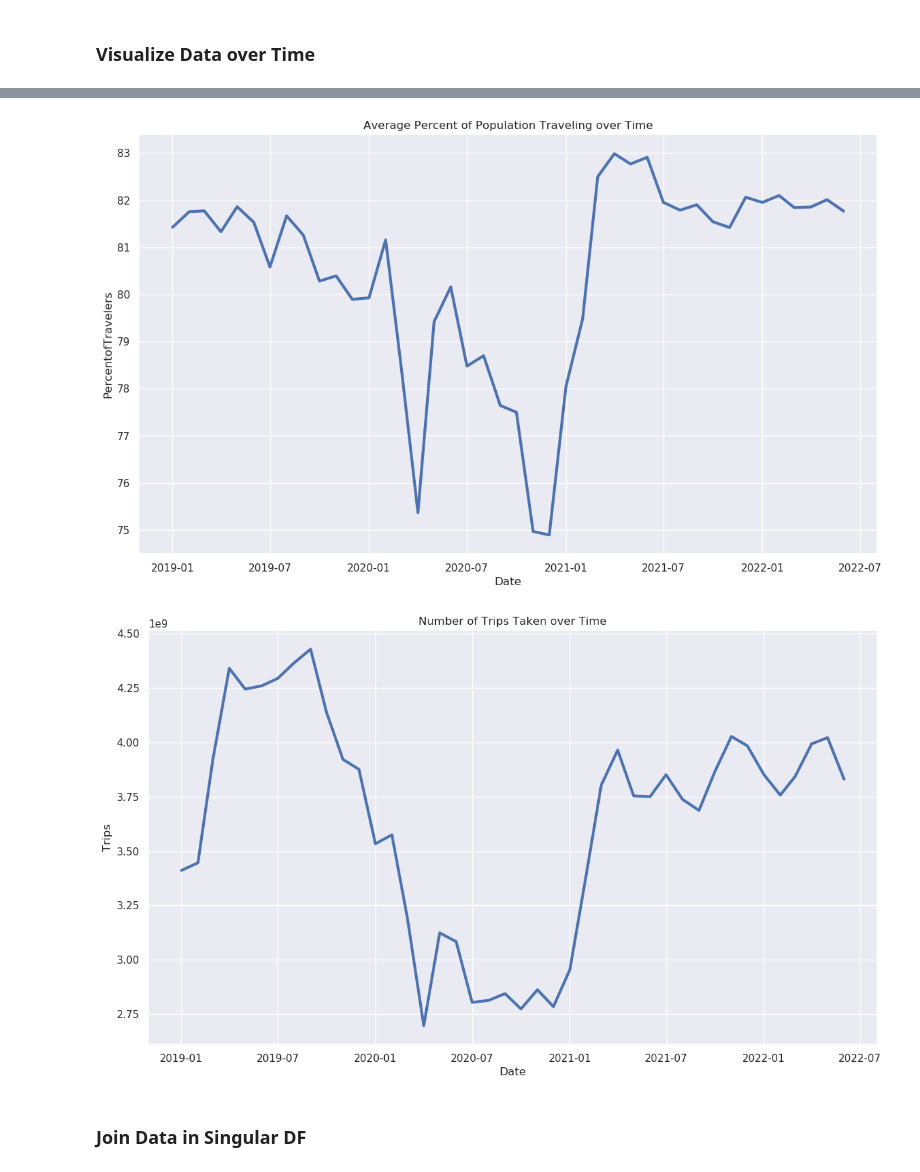
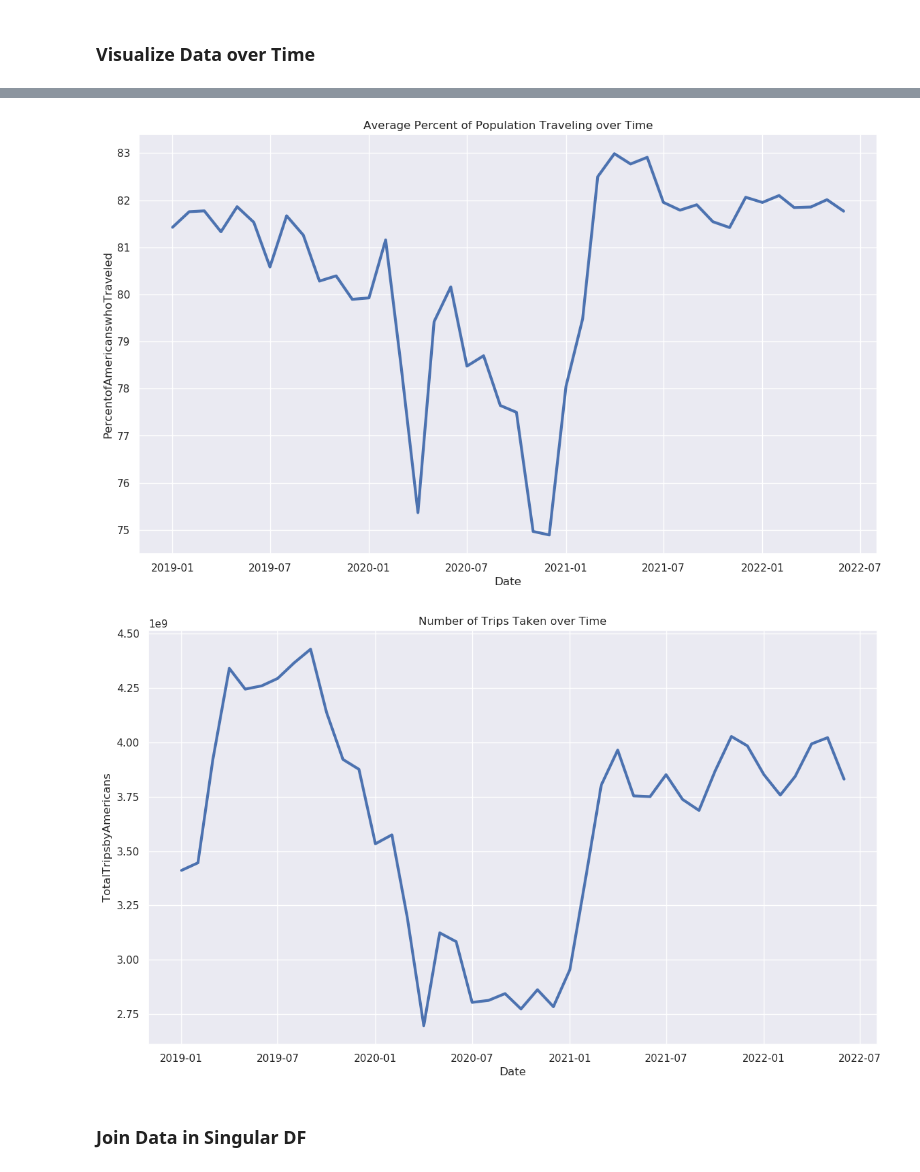
Before and after one commit to hdavis-sandiego/ADS508-Final, a Jupyter notebook: ads508project.ipynb, the cells around one changed output, grey strips where cells are left out. Cells and saved outputs as stored; diff of their text form; code cells hidden in the pictures.

```diff
--- a/ads508project.ipynb
+++ b/ads508project.ipynb
@@ -222,7 +256,7 @@ tripsurvey['Date'] = pd.to_datetime(tripsurvey[['Year', 'Month']].assign(DAY=1))
 # %% [markdown]
 ### Feature Construction: % of People Who Traveled
 # %%
-tripsurvey['PercentofTravelers'] = (tripsurvey['Population Not Staying at Home']/(tripsurvey['Population Not Staying at Home']+tripsurvey['Population Staying at Home']))*100
+tripsurvey['PercentofAmericanswhoTraveled'] = (tripsurvey['Population Not Staying at Home']/(tripsurvey['Population Not Staying at Home']+tripsurvey['Population Staying at Home']))*100
 # %% [markdown]
 ### Group Data by Year and Month
 # %%
@@ -266,6 +301,6 @@ tripsurvey_grouped_travelers.head()
 # %%
 #Group population traveling from survey data
 
-tripsurvey_grouped_travelerperc = tripsurvey.groupby(['Date'], as_index=False)['PercentofTravelers'].mean()
+tripsurvey_grouped_travelerperc = tripsurvey.groupby(['Date'], as_index=False)['PercentofAmericanswhoTraveled'].mean()
 tripsurvey_grouped_travelerperc.head()
 # %% [output]
@@ -333,20 +355,20 @@ plt.show()
 # %%
 sns.set_style('darkgrid')
 sns.set(rc={'figure.figsize':(14,8)})
 
-ax = sns.lineplot(data=tripsurvey_grouped_travelerperc, x ='Date', y = 'PercentofTravelers', palette='viridis', lw=3)
+ax = sns.lineplot(data=tripsurvey_grouped_travelerperc, x ='Date', y = 'PercentofAmericanswhoTraveled', palette='viridis', lw=3)
 plt.title("Average Percent of Population Traveling over Time")
 plt.show()
 # %% [output]
-[figure, old version]
+[figure, new version]
 # %%
 sns.set_style('darkgrid')
 sns.set(rc={'figure.figsize':(14,8)})
 
-ax = sns.lineplot(data=tripsurvey_grouped_trips_sum, x ='Date', y = 'Trips', palette='viridis', lw=3)
+ax = sns.lineplot(data=tripsurvey_grouped_trips_sum, x ='Date', y = 'TotalTripsbyAmericans', palette='viridis', lw=3)
 plt.title("Number of Trips Taken over Time")
 plt.show()
 # %% [output]
-[figure, old version]
+[figure, new version]
 # %% [markdown]
 ### Join Data in Singular DF
```
Also changed, not shown: parts of 15 cells of this notebook.
